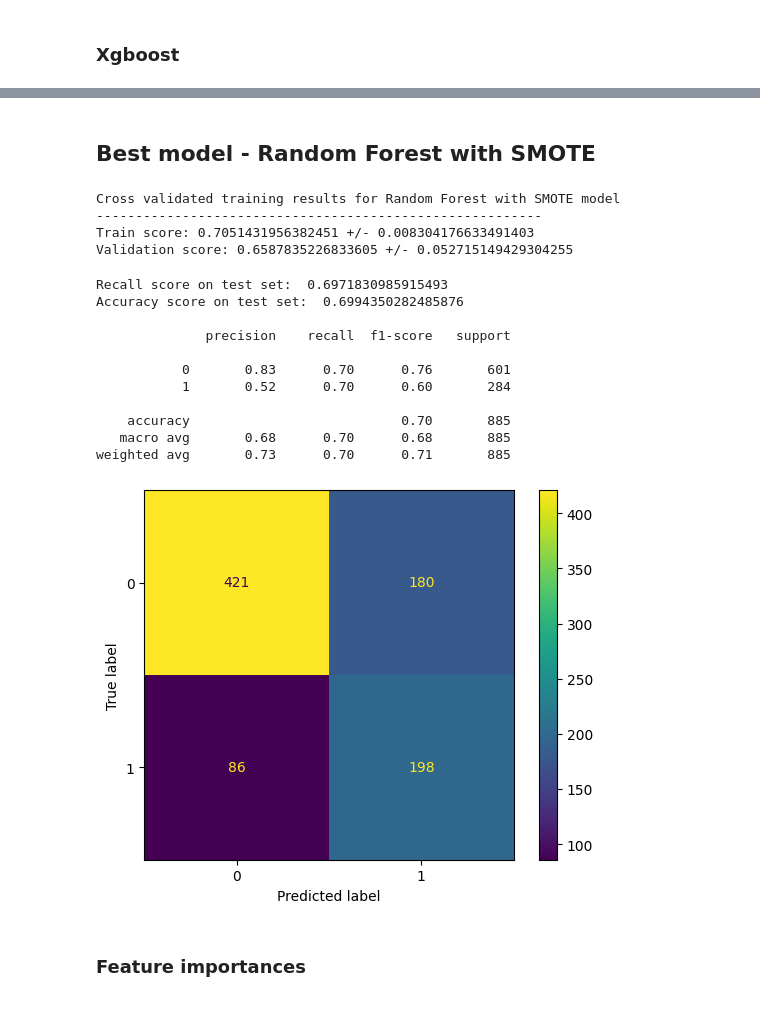
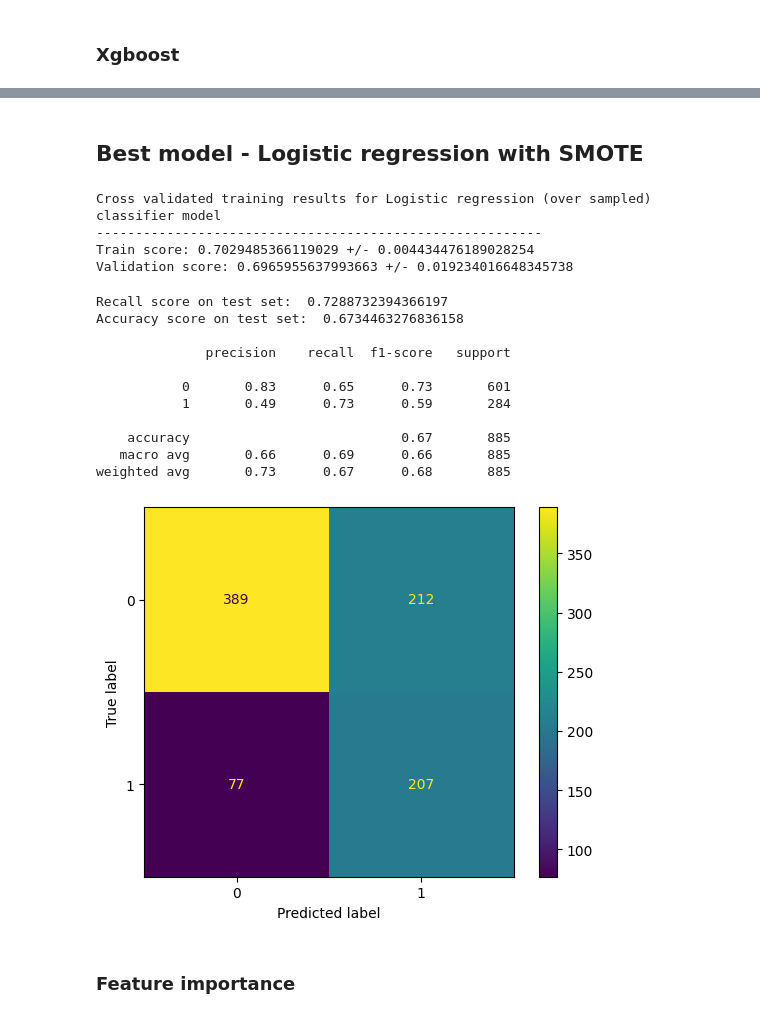
Before and after one commit to esviswajith95/enrollment_status, a Jupyter notebook: notebooks/05-esv-binary_models_for_dropout.ipynb, the cells around one changed output, grey strips where cells are left out. Drawn from its saved outputs; the diff is of its cells as text; code cells hidden in the pictures.

```diff
--- a/notebooks/05-esv-binary_models_for_dropout.ipynb
+++ b/notebooks/05-esv-binary_models_for_dropout.ipynb
@@ -671,0 +650,9 @@ weighted avg       0.73      0.68      0.69       885
+# %%
+svm_clf = Model(model_name = "SVM classifier",
+                    estimator = LinearSVC(loss='hinge'),
+                    preprocessor = preprocess_pipe,
+                    sampler = smote,
+                    scoring = "recall",
+                    random_state = 32)
+# %%
+svm_clf.train(X_train, y_train)
@@ -759,2 +774,2 @@ weighted avg       0.70      0.69      0.70       885
 # %% [markdown]
-## Best model -  Random Forest with SMOTE
+## Best model - Logistic regression with SMOTE
@@ -771,24 +776,31 @@ final_rf = Model(model_name = "Random Forest with SMOTE",
+# %%
+logreg_os_clf = Model(model_name = "Logistic regression (over sampled) classifier",
+                    estimator = LogisticRegression(penalty="elasticnet", C=0.1, solver="saga", l1_ratio=0.9,  max_iter=1000),
+                    preprocessor = preprocess_pipe,
+                    sampler = smote,
+                    scoring = "recall",
+                    random_state = 32)
 # %%
-final_rf.train(X_train, y_train)
+logreg_os_clf.train(X_train, y_train)
 # %% [output]
-Cross validated training results for Random Forest with SMOTE model
+Cross validated training results for Logistic regression (over sampled) classifier model
 ---------------------------------------------------------
-Train score: 0.7051431956382451 +/- 0.008304176633491403
-Validation score: 0.6587835226833605 +/- 0.052715149429304255
+Train score: 0.7029485366119029 +/- 0.004434476189028254
+Validation score: 0.6965955637993663 +/- 0.019234016648345738
 # %%
-final_rf.evaluate(X_test, y_test)
+logreg_os_clf.evaluate(X_test, y_test)
 # %% [output]
-Recall score on test set:  0.6971830985915493
-Accuracy score on test set:  0.6994350282485876
+Recall score on test set:  0.7288732394366197
+Accuracy score on test set:  0.6734463276836158
 
               precision    recall  f1-score   support
 
-           0       0.83      0.70      0.76       601
-           1       0.52      0.70      0.60       284
+           0       0.83      0.65      0.73       601
+           1       0.49      0.73      0.59       284
 
-    accuracy                           0.70       885
-   macro avg       0.68      0.70      0.68       885
-weighted avg       0.73      0.70      0.71       885
+    accuracy                           0.67       885
+   macro avg       0.66      0.69      0.66       885
+weighted avg       0.73      0.67      0.68       885
-[figure, old version]
+[figure, new version]
 # %% [markdown]
-### Feature importances
+### Feature importance
```
Also changed, not shown: parts of 51 cells of this notebook.
